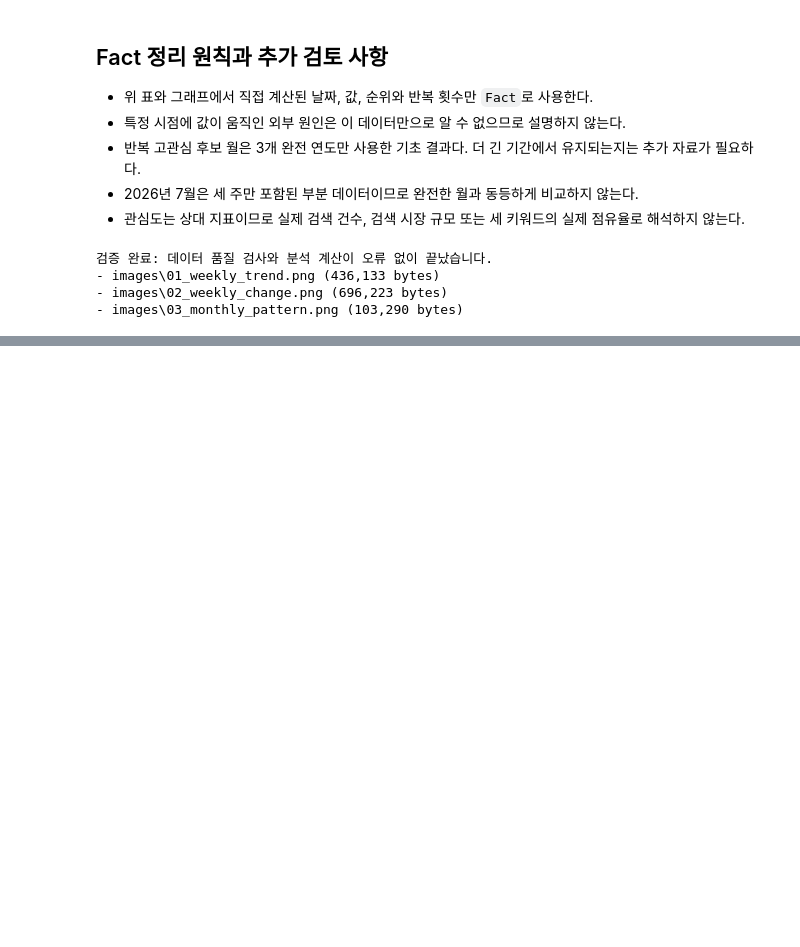
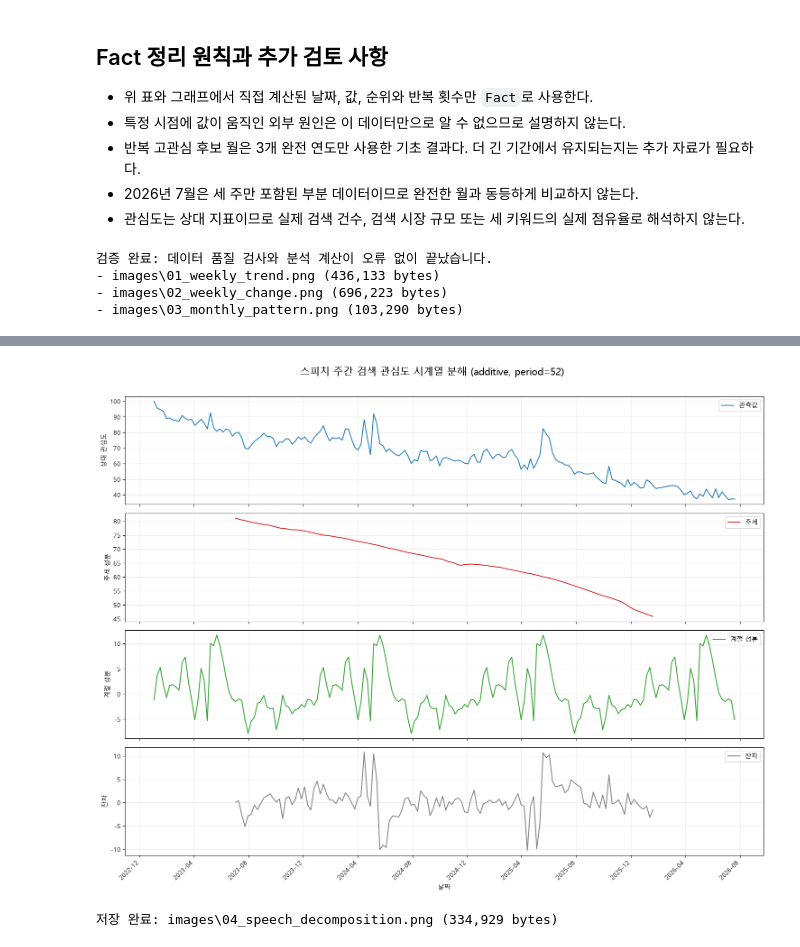
Before and after one commit to coolgirl2046/branding-trend-analysis, a Jupyter notebook: analysis.ipynb, the cells around one changed output, grey strips where cells are left out. Saved outputs shown, nothing was run; the diff lists cells and outputs as text; code cells hidden in the pictures; blank space fills up the shorter version.

Commit message:
Add speech time series decomposition bonus

```diff
--- a/analysis.ipynb
+++ b/analysis.ipynb
@@ -648,0 +772,29 @@ for path in expected_images:
+# %%
+decomposition_path = IMAGE_DIR / "04_speech_decomposition.png"
+component_specs = [
+    (speech_decomposition.observed, "관측값", "상대 관심도", "#1f77b4"),
+    (speech_decomposition.trend, "추세", "추세 성분", "#d62728"),
+    (speech_decomposition.seasonal, "계절 성분", "계절 성분", "#2ca02c"),
+    (speech_decomposition.resid, "잔차", "잔차", "#7f7f7f"),
+]
+
+fig, axes = plt.subplots(4, 1, figsize=(15, 12), sharex=True)
+for ax, (component, label, ylabel, color) in zip(axes, component_specs):
+    ax.plot(component.index, component.values, color=color, linewidth=1.4, label=label)
+    ax.set_ylabel(ylabel)
+    ax.legend(loc="upper right")
+    ax.grid(alpha=0.25)
+axes[-1].set_xlabel("날짜")
+axes[-1].xaxis.set_major_locator(mdates.MonthLocator(interval=4))
+axes[-1].xaxis.set_major_formatter(mdates.DateFormatter("%Y-%m"))
+fig.suptitle("스피치 주간 검색 관심도 시계열 분해 (additive, period=52)", fontsize=16)
+fig.autofmt_xdate(rotation=45)
+fig.tight_layout(rect=[0, 0, 1, 0.97])
+fig.savefig(decomposition_path, dpi=180, bbox_inches="tight")
+plt.show()
+
+assert decomposition_path.exists() and decomposition_path.stat().st_size > 0
+print(f"저장 완료: {decomposition_path.relative_to(PROJECT_DIR)} ({decomposition_path.stat().st_size:,} bytes)")
+# %% [output]
+[figure, added]
+저장 완료: images\04_speech_decomposition.png (334,929 bytes)
```
Also changed, not shown: parts of 5 cells of this notebook, 4 other files.
